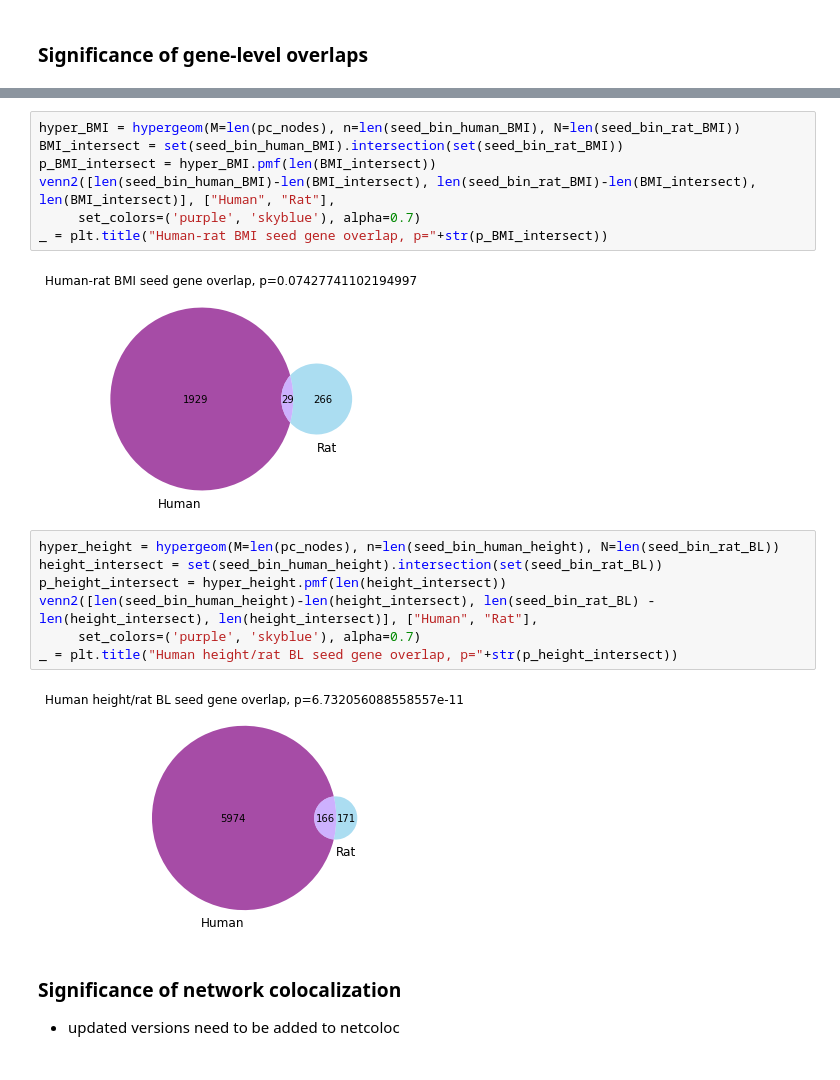
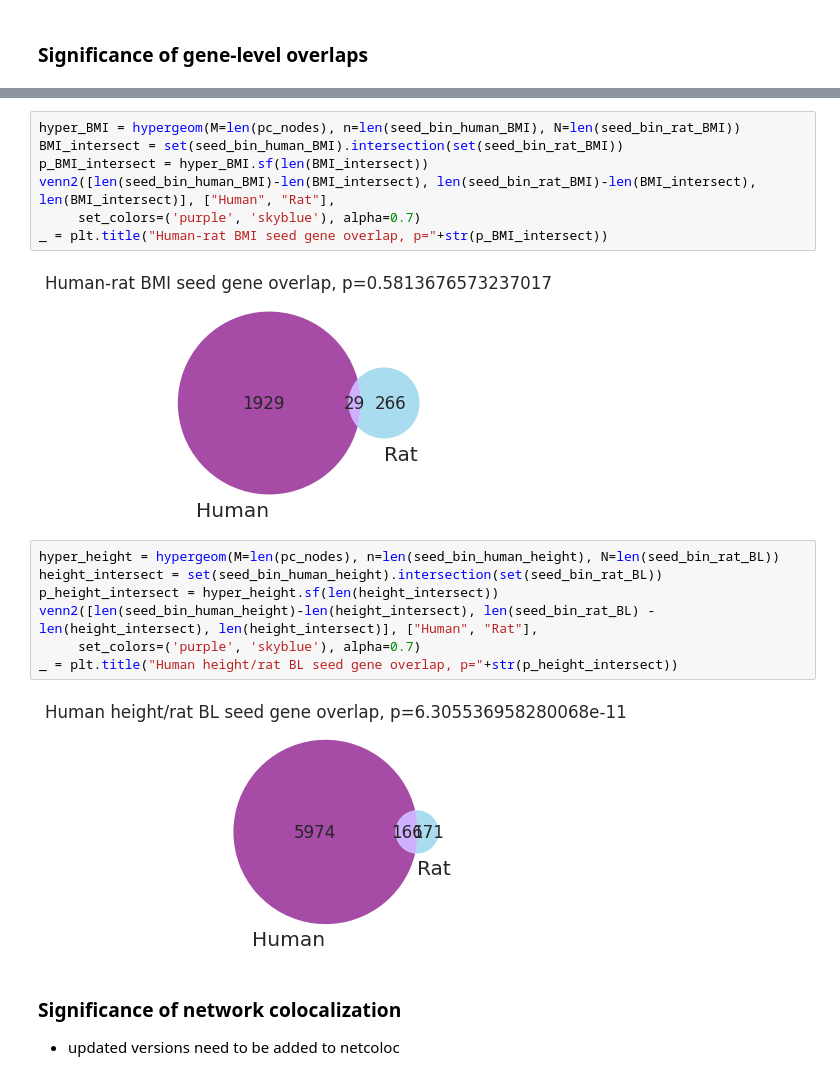
Before and after one commit to sarah-n-wright/CrossSpeciesBMI, a Jupyter notebook: Main Rat_Human.ipynb, the cells around one changed output, grey strips where cells are left out. Drawn from its saved outputs; the diff is of its cells as text.

```diff
--- a/Main Rat_Human.ipynb
+++ b/Main Rat_Human.ipynb
@@ -283,21 +306,21 @@ NameError: name 'z_human_bin_BMI' is not defined
 # %%
 hyper_BMI = hypergeom(M=len(pc_nodes), n=len(seed_bin_human_BMI), N=len(seed_bin_rat_BMI))
 BMI_intersect = set(seed_bin_human_BMI).intersection(set(seed_bin_rat_BMI))
-p_BMI_intersect = hyper_BMI.pmf(len(BMI_intersect))
+p_BMI_intersect = hyper_BMI.sf(len(BMI_intersect))
 venn2([len(seed_bin_human_BMI)-len(BMI_intersect), len(seed_bin_rat_BMI)-len(BMI_intersect), len(BMI_intersect)], ["Human", "Rat"],
      set_colors=('purple', 'skyblue'), alpha=0.7)
 _ = plt.title("Human-rat BMI seed gene overlap, p="+str(p_BMI_intersect))
 # %% [output]
-[figure, old version]
+[figure, new version]
 # %%
 hyper_height = hypergeom(M=len(pc_nodes), n=len(seed_bin_human_height), N=len(seed_bin_rat_BL))
 height_intersect = set(seed_bin_human_height).intersection(set(seed_bin_rat_BL))
-p_height_intersect = hyper_height.pmf(len(height_intersect))
+p_height_intersect = hyper_height.sf(len(height_intersect))
 venn2([len(seed_bin_human_height)-len(height_intersect), len(seed_bin_rat_BL) - len(height_intersect), len(height_intersect)], ["Human", "Rat"],
      set_colors=('purple', 'skyblue'), alpha=0.7)
 _ = plt.title("Human height/rat BL seed gene overlap, p="+str(p_height_intersect))
 # %% [output]
-[figure, old version]
+[figure, new version]
 # %% [markdown]
 ### Significance of network colocalization
 
```
Also changed, not shown: parts of 52 cells of this notebook.
